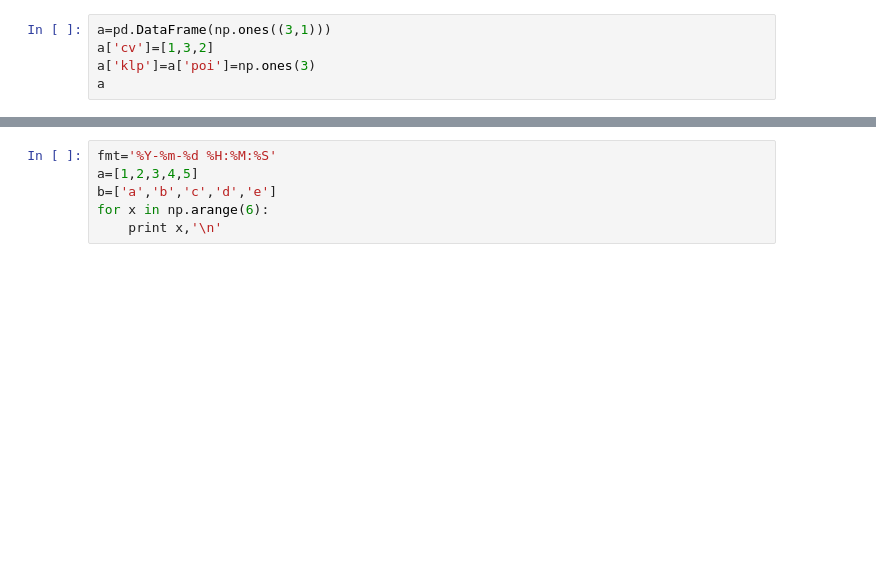
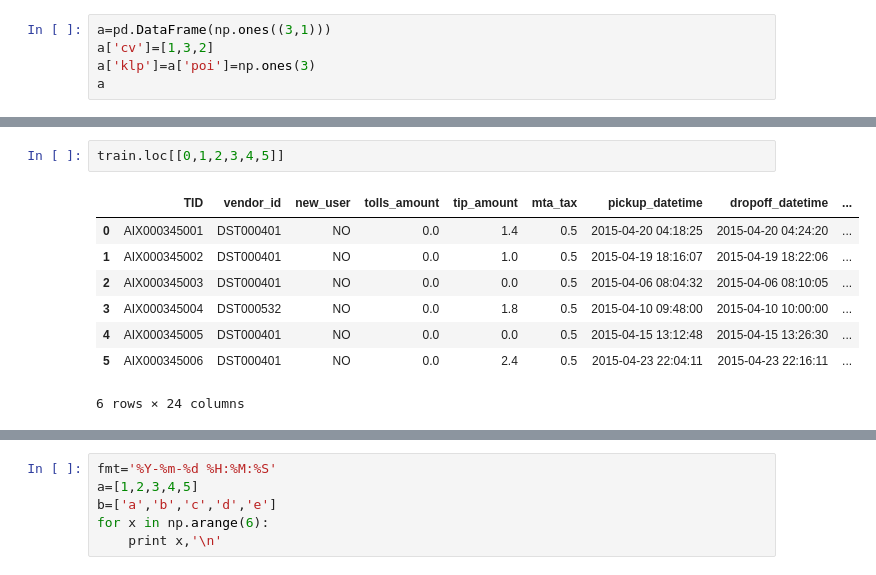
Before and after one commit to hkara657/Einsite-challenge, a Jupyter notebook: second_submission.ipynb, the cells around one changed output, grey strips where cells are left out. Saved outputs shown, nothing was run; the diff lists cells and outputs as text; blank space fills up the shorter version.

```diff
--- a/second_submission.ipynb
+++ b/second_submission.ipynb
@@ -103,0 +77,11 @@ train['tot_dist'] = [ great_circle( (train['pickup_latitude'][i],train['pickup_l
+# %%
+train.loc[[0,1,2,3,4,5]]
+# %% [output]
+|  | TID | vendor_id | new_user | tolls_amount | tip_amount | mta_tax | pickup_datetime | dropoff_datetime | ... |
+| 0 | AIX000345001 | DST000401 | NO | 0.0 | 1.4 | 0.5 | 2015-04-20 04:18:25 | 2015-04-20 04:24:20 | ... |
+| 1 | AIX000345002 | DST000401 | NO | 0.0 | 1.0 | 0.5 | 2015-04-19 18:16:07 | 2015-04-19 18:22:06 | ... |
+| 2 | AIX000345003 | DST000401 | NO | 0.0 | 0.0 | 0.5 | 2015-04-06 08:04:32 | 2015-04-06 08:10:05 | ... |
+| 3 | AIX000345004 | DST000532 | NO | 0.0 | 1.8 | 0.5 | 2015-04-10 09:48:00 | 2015-04-10 10:00:00 | ... |
+| 4 | AIX000345005 | DST000401 | NO | 0.0 | 0.0 | 0.5 | 2015-04-15 13:12:48 | 2015-04-15 13:26:30 | ... |
+| 5 | AIX000345006 | DST000401 | NO | 0.0 | 2.4 | 0.5 | 2015-04-23 22:04:11 | 2015-04-23 22:16:11 | ... |
+6 rows × 24 columns
```
Also changed, not shown: parts of 11 cells of this notebook, 1 other file.
